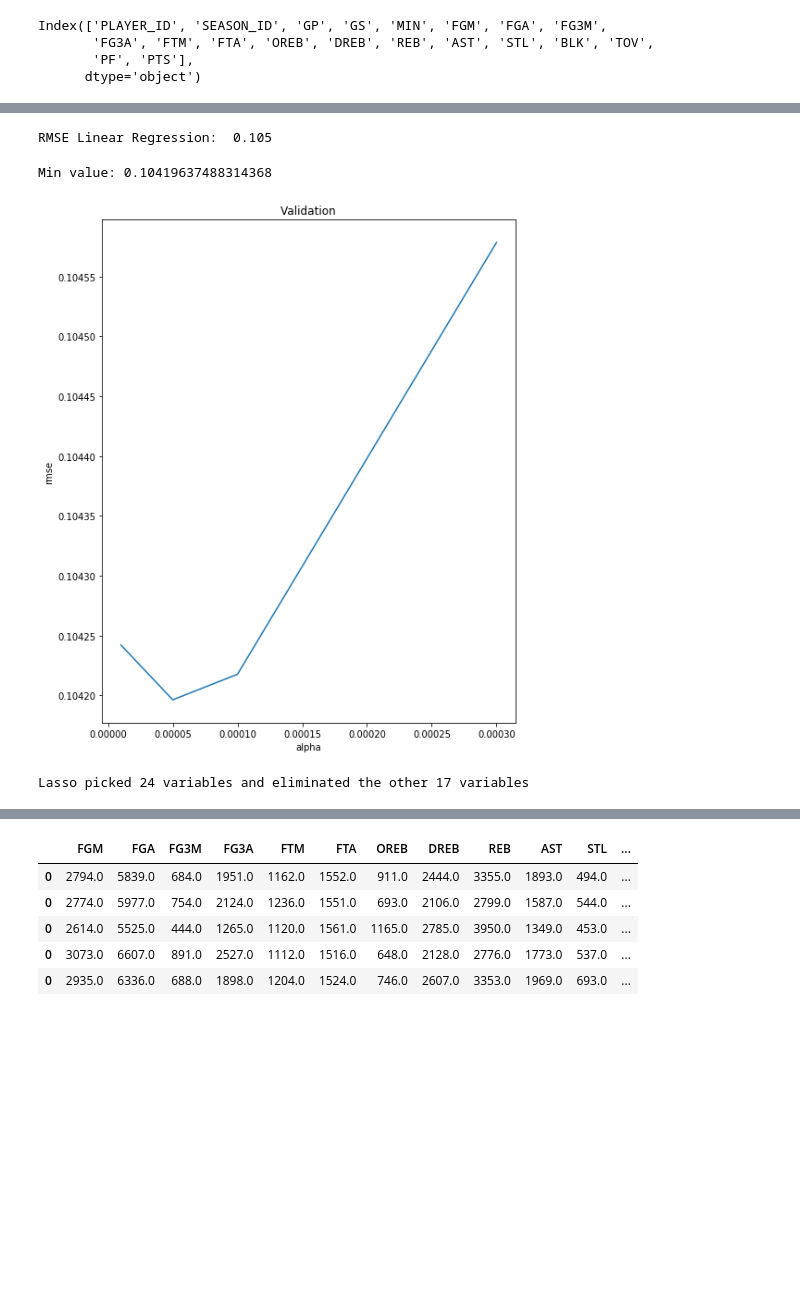
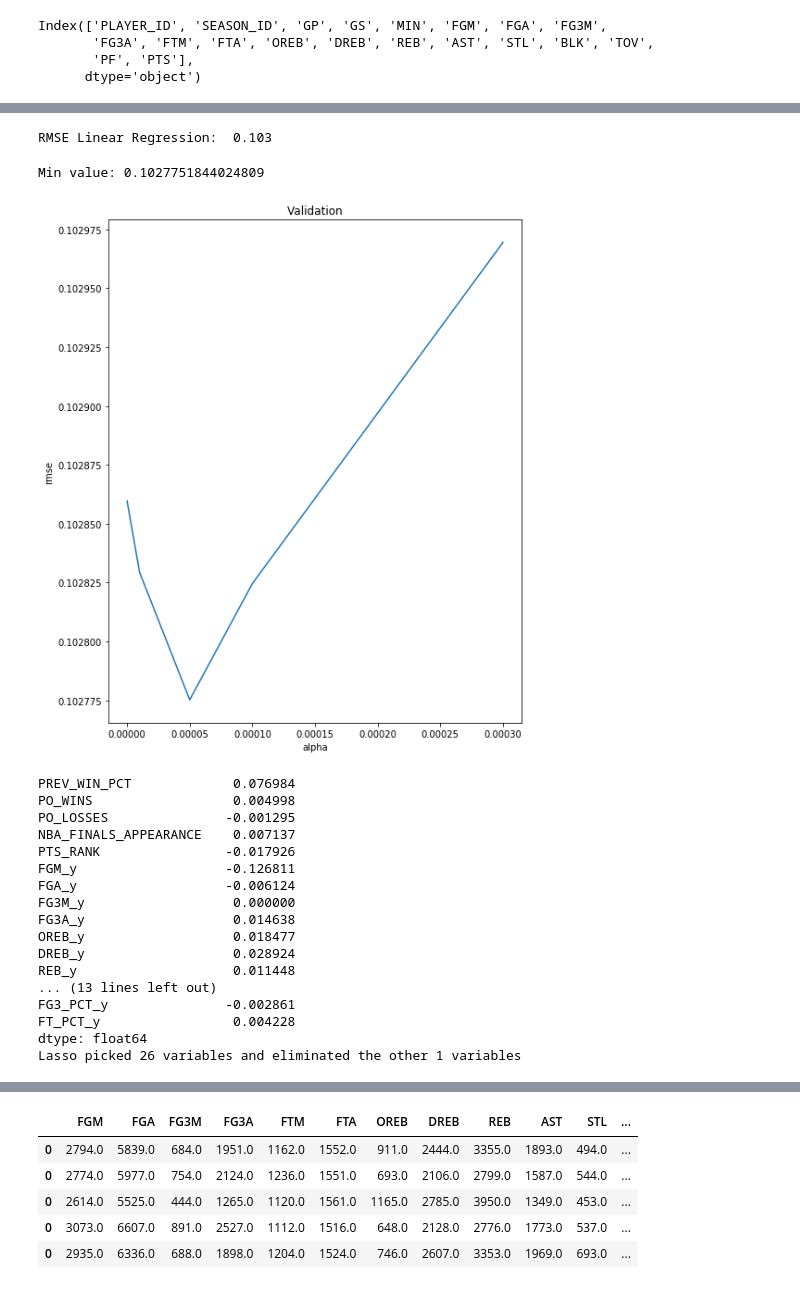
Before and after one commit to LarsShaq/Coursera_Capstone, a Jupyter notebook: NBA.ipynb, the cells around one changed output, grey strips where cells are left out. Cells and saved outputs as stored; diff of their text form; code cells hidden in the pictures; blank space fills up the shorter version.

Commit message:
Train new regression model

```diff
--- a/NBA.ipynb
+++ b/NBA.ipynb
@@ -417,0 +423,11 @@ dtype: int64
+# %%
+season_df["PTS_diff"] = season_df["PTS_x"]-season_df["PTS_y"]
+season_df["AST_diff"] = season_df["AST_x"]-season_df["AST_y"]
+season_df["REB_diff"] = season_df["REB_x"]-season_df["REB_y"]
+season_df["FGM_diff"] = season_df["FGM_x"]-season_df["FGM_y"]
+season_df["TOV_diff"] = season_df["TOV_x"]-season_df["TOV_y"]
+season_df["FG_PCT_y"] = season_df["FGM_y"]/season_df["FGA_y"]
+season_df["FG3_PCT_y"] = season_df["FG3M_y"]/season_df["FG3A_y"]
+season_df["FT_PCT_y"] = season_df["FTM_y"]/season_df["FTA_y"]
+
+season_df.head()
@@ -418,11 +442,9 @@ dtype: int64
 # %%
-features = ['GP','PREV_WIN_PCT', 'PO_WINS', 'PO_LOSSES',
-       'NBA_FINALS_APPEARANCE', 'FGM_x', 'FGA_x', 'FG_PCT', 'FG3M_x', 'FG3A_x',
-       'FG3_PCT', 'FTM_x', 'FTA_x', 'FT_PCT', 'OREB_x', 'DREB_x', 'REB_x',
-       'AST_x', 'PF_x', 'STL_x', 'TOV_x', 'BLK_x', 'PTS_x', 'PTS_RANK', 'WON',
-       'PO_GAMES', 'FGM_y', 'FGA_y', 'FG3M_y',
-       'FG3A_y', 'FTM_y', 'FTA_y', 'OREB_y', 'DREB_y', 'REB_y', 'AST_y',
-       'STL_y', 'BLK_y', 'TOV_y', 'PF_y', 'PTS_y']
+features = ['PREV_WIN_PCT', 'PO_WINS', 'PO_LOSSES',
+       'NBA_FINALS_APPEARANCE', 'PTS_RANK','FGM_y', 'FGA_y', 'FG3M_y',
+       'FG3A_y', 'OREB_y', 'DREB_y', 'REB_y', 'AST_y',
+       'STL_y', 'BLK_y', 'TOV_y', 'PF_y', 'PTS_y', "NEW_PLAYERS", "PTS_diff", "AST_diff","REB_diff",
+           "FGM_diff","TOV_diff","FG_PCT_y","FG3_PCT_y","FT_PCT_y"]
 X = season_df[features]
 Y = season_df["WIN_PCT"]
 
@@ -436,27 +458,44 @@ scores = np.sqrt(-cross_val_score(lr, X, Y, scoring="neg_mean_squared_error", cv
 lr.fit(X,Y)
 print("RMSE Linear Regression: ", round(scores.mean(),3))
 # %% [output]
-RMSE Linear Regression:  0.105
+RMSE Linear Regression:  0.103
 # %%
-alphas = [0.0003,0.0001, 0.00005, 0.00001]
+alphas = [0.0003,0.0001, 0.00005, 0.00001, 0]
 cv_ridge = [cv(make_pipeline(RobustScaler(), Lasso(alpha))).mean() for alpha in alphas]
 print("Min value: {}".format(min(cv_ridge)))
 cv_ridge = pd.Series(cv_ridge, index = alphas)
 cv_ridge.plot(title = "Validation")
 plt.xlabel("alpha")
 plt.ylabel("rmse")
 plt.show()
 
-lasso = make_pipeline(RobustScaler(), Lasso(0.0005))
+lasso = make_pipeline(RobustScaler(), Lasso(0.00005))
 lasso.fit(X,Y)
 lasso[1].coef_
 
 coef = pd.Series(lasso[1].coef_, index = X.columns)
+print(coef)
 print("Lasso picked " + str(sum(coef != 0)) + " variables and eliminated the other " +  str(sum(coef == 0)) + " variables")
 # %% [output]
-Min value: 0.10419637488314368
+Min value: 0.1027751844024809
-[figure, old version]
+[figure, new version]
-Lasso picked 24 variables and eliminated the other 17 variables
+PREV_WIN_PCT             0.076984
+PO_WINS                  0.004998
+PO_LOSSES               -0.001295
+NBA_FINALS_APPEARANCE    0.007137
+PTS_RANK                -0.017926
+FGM_y                   -0.126811
+FGA_y                   -0.006124
+FG3M_y                   0.000000
+FG3A_y                   0.014638
+OREB_y                   0.018477
+DREB_y                   0.028924
+REB_y                    0.011448
+... (13 lines left out)
+FG3_PCT_y               -0.002861
+FT_PCT_y                 0.004228
+dtype: float64
+Lasso picked 26 variables and eliminated the other 1 variables
 # %%
 imp_coef = pd.concat([coef.sort_values().head(8),
                      coef.sort_values().tail(8)])
```
Also changed, not shown: parts of 22 cells of this notebook.
